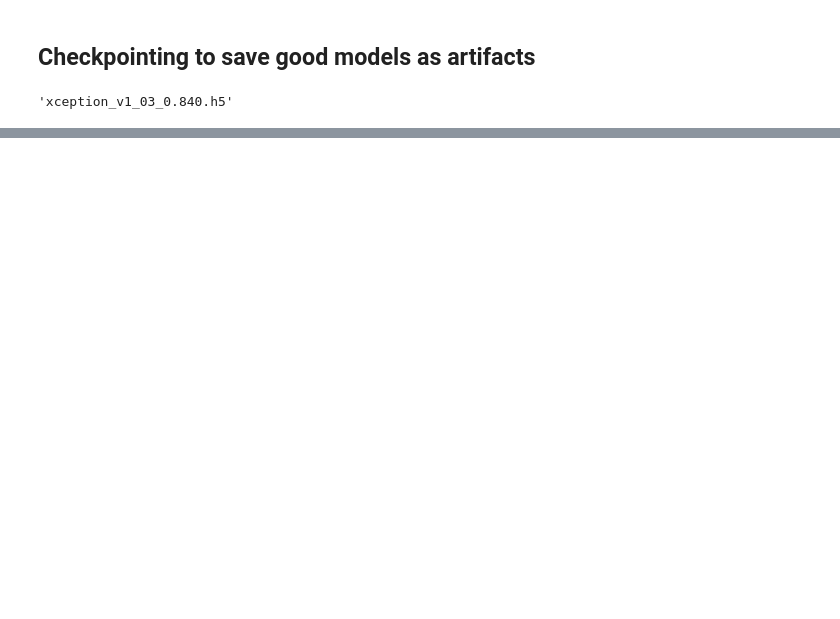
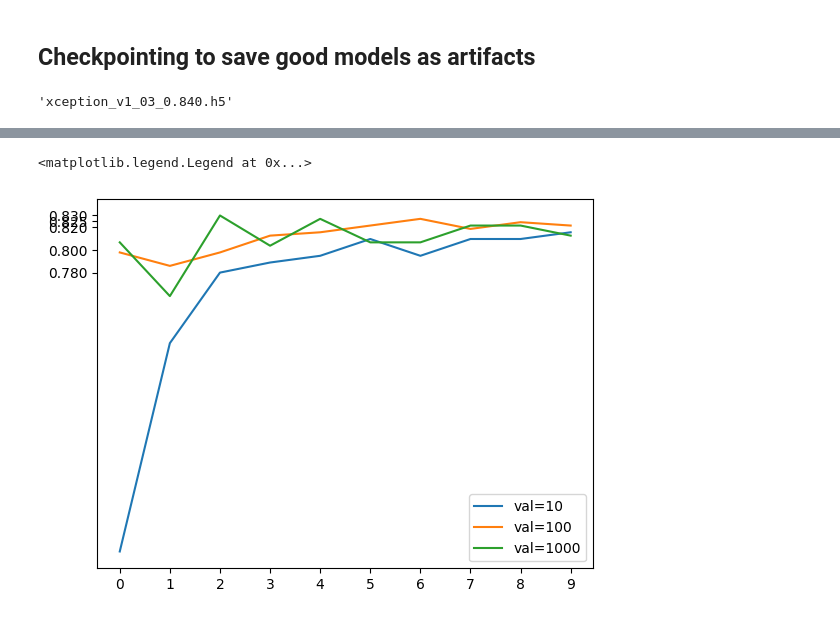
Before and after one commit to denis911/image-classification-transfer-learning-pytorch-keras-comparison, a Jupyter notebook: Keras_ML_zoomcamp_08_image_classification.ipynb, the cells around one changed output, grey strips where cells are left out. Cells and saved outputs as stored; diff of their text form; code cells hidden in the pictures; blank space fills up the shorter version.

Commit message:
Adding layers to the model

```diff
--- a/Keras_ML_zoomcamp_08_image_classification.ipynb
+++ b/Keras_ML_zoomcamp_08_image_classification.ipynb
@@ -593,0 +594,34 @@ Epoch 10/10
+# %%
+# Next, train the model with different sizes of inner layer:
+
+# Experiement different number of inner layer with best learning rate
+# Note: We should've added the checkpoint for training but for simplicity we are skipping it
+learning_rate = 0.001
+
+scores = {}
+
+# List of inner layer sizes
+sizes = [10, 100, 1000]
+
+for size in tqdm(sizes):
+    print(size)
+
+    model = make_model(learning_rate=learning_rate, size_inner=size)
+    history = model.fit(train_ds, epochs=10, validation_data=val_ds)
+    scores[size] = history.history
+
+    print()
+    print()
+
+scores
+# Note: It may not always be possible that the model improves. Adding more layers mean introducing complexity in the model, which may not be recommended in some cases.
+
+# In the next section, we'll try different regularization technique to improve the performance with the added inner layer.
+
+# Notes:
+# softmax takes raw scores from a dense layer and transforms it into a probability
+# activation functions used for output vs activation functions used for intermediate steps
+# have a look at http://cs231n.stanford.edu/2017/
+# sigmoid: negativ input --> zero, positive input --> straight line
+# relu
+# softmax
@@ -593,0 +663,13 @@ Epoch 10/10
+# %%
+# Plotting to see our results - best model from checkpoints had
+# val accuracy at 0.83% level -> no obvious improvement here?
+
+for size, hist in scores.items():
+    plt.plot(hist['val_accuracy'], label=('val=%s' % size))
+
+plt.xticks(np.arange(10))
+plt.yticks([0.78, 0.80, 0.82, 0.825, 0.83])
+plt.legend()
+# %% [output]
+<matplotlib.legend.Legend at 0x...>
+[figure, added]
```
Also changed, not shown: parts of 13 cells of this notebook.
